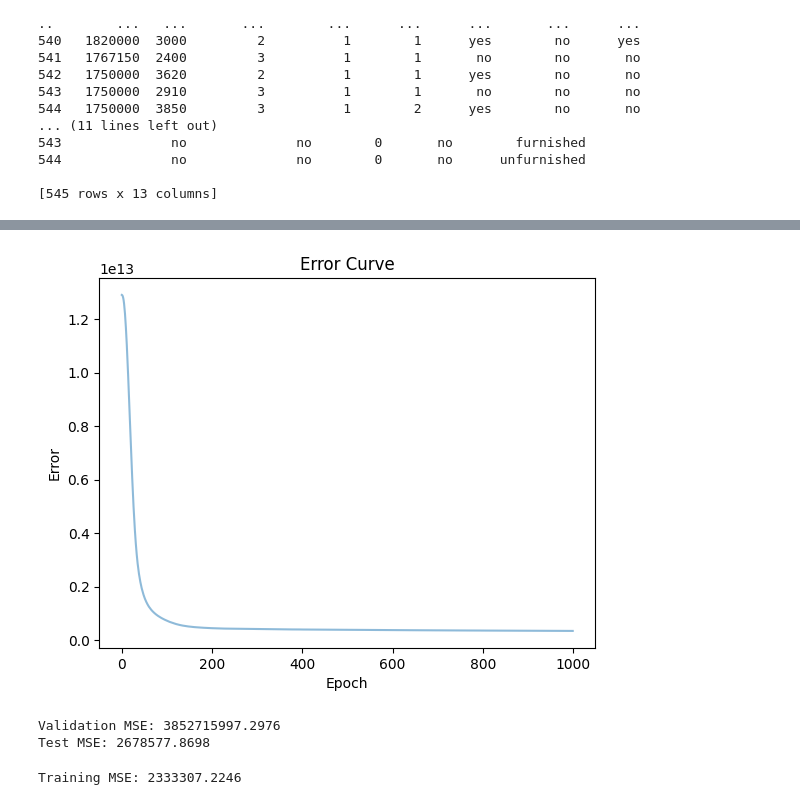
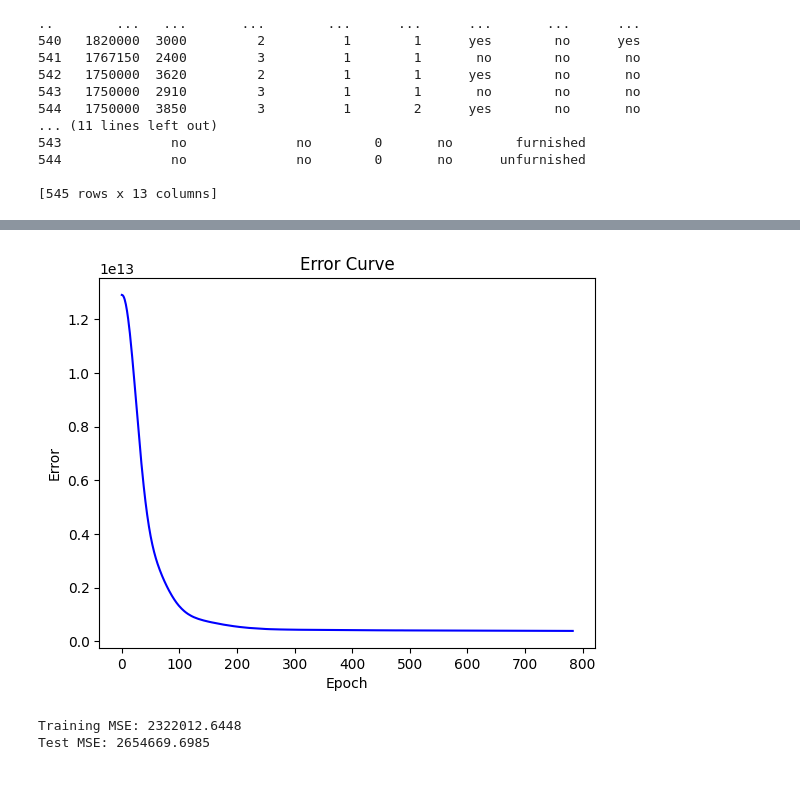
Before and after one commit to rusiravk/rusiravk-uom-ai-sessions, a Jupyter notebook: session-1/Housing Prices/housing-price-predictor-MLPRegressor.ipynb, the cells around one changed output, grey strips where cells are left out. Drawn from its saved outputs; the diff is of its cells as text; code cells hidden in the pictures.

```diff
--- a/session-1/Housing Prices/housing-price-predictor-MLPRegressor.ipynb
+++ b/session-1/Housing Prices/housing-price-predictor-MLPRegressor.ipynb
@@ -43,9 +43,9 @@ X_train = scaler.fit_transform(X_train)
 X_test = scaler.transform(X_test)
 # %%
 iters = 1000
-rate = 0.09
+rate = 0.03
 # %%
-model = MLPRegressor(hidden_layer_sizes=(512,),max_iter=iters,learning_rate_init=rate,activation='relu',solver='adam',verbose=True,batch_size=32)
+model = MLPRegressor(hidden_layer_sizes=(512,),max_iter=iters,learning_rate_init=rate,activation='relu',solver='adam',verbose=True,batch_size=16)
 history = model.fit(X_train,y_train)
 print(len(history.loss_curve_))
 # %% [output]
@@ -69,30 +69,24 @@ Iteration 1000, loss = 340638442190.37933350
 # %%
 import matplotlib.pyplot as plt
-#plt.scatter(range(1,iters+1), history.loss_curve_, alpha=0.5)
-plt.plot(history.loss_curve_, alpha=0.5)
+plt.plot(history.loss_curve_, alpha=1.0, color='blue')
 plt.xlabel('Epoch')
 plt.ylabel('Error')
 plt.title('Error Curve')
 plt.show()
 # %% [output]
-[figure, old version]
+[figure, new version]
 # %%
 def evaluate_model(model, X, y):
     y_pred = model.predict(X)
     mse = mean_squared_error(y, y_pred)
     return np.mean((y - y_pred) ** 2)
-
-mse_val = evaluate_model(model, X_val, y_val)
-mse_test = evaluate_model(model, X_test, y_test)
-
-print(f'Validation MSE: {mse_val**0.5:.4f}')
-print(f'Test MSE: {mse_test**0.5:.4f}')
-# %% [output]
-Validation MSE: 3852715997.2976
-Test MSE: 2678577.8698
 # %%
 mse_train = evaluate_model(model, X_train, y_train)
 print(f'Training MSE: {mse_train**0.5:.4f}')
+
+mse_test = evaluate_model(model, X_test, y_test)
+print(f'Test MSE: {mse_test**0.5:.4f}')
 # %% [output]
-Training MSE: 2333307.2246
+Training MSE: 2322012.6448
+Test MSE: 2654669.6985
 # %%
```
Also changed, not shown: parts of 8 cells of this notebook, 2 other files.
